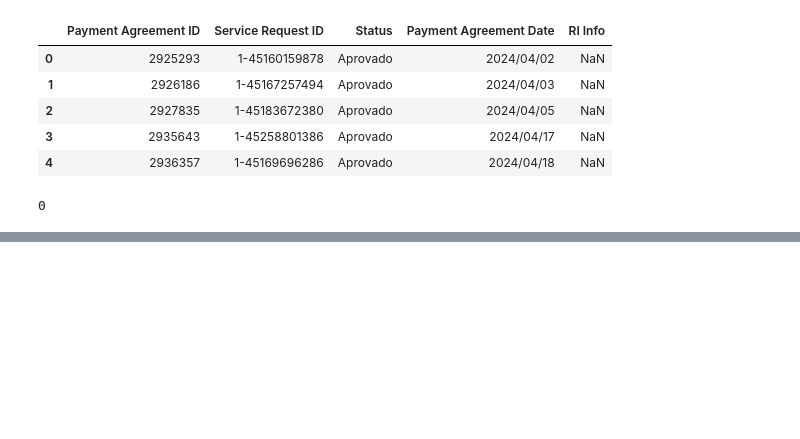
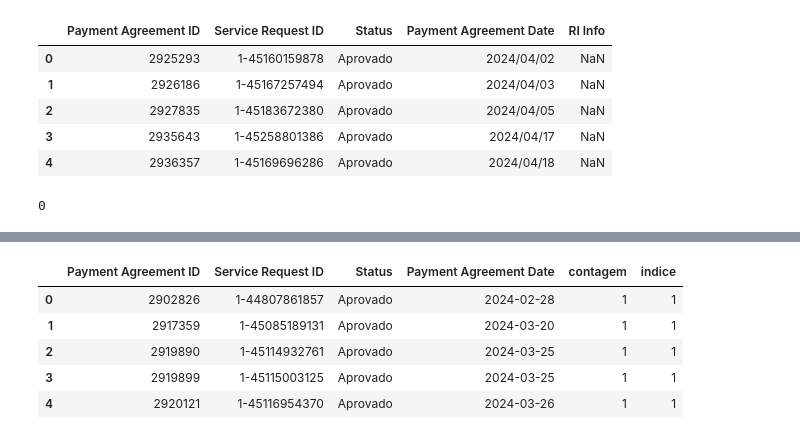
Before and after one commit to josepmatias/nos_reten-ao, a Jupyter notebook: actividades extra.ipynb, the cells around one changed output, grey strips where cells are left out. Saved outputs shown, nothing was run; the diff lists cells and outputs as text; code cells hidden in the pictures; blank space fills up the shorter version.

```diff
--- a/actividades extra.ipynb
+++ b/actividades extra.ipynb
@@ -174,6 +175,10 @@ lista_erro=erro_acordos_pagamento.loc[erro_acordos_pagamento.iloc[:, -2].isna()=
 
 acordos_aprovado2=acordos_aprovado[~acordos_aprovado["chave"].isin(lista_erro)]
 
+#apagar coluna "chave" em "acordos_aprovado2"
+
+acordos_aprovado2.drop("chave", axis=1, inplace=True)
+
 print(acordos_aprovado2.shape)
 
 acordos_aprovado2.head()
@@ -188,0 +226,7 @@ acordos_aprovado2.head()
+# %%
+#formatar coluna com data type e ordenar tabela por "Payment Agreement ID" e "Payment Agreement Date"
+
+acordos_aprovado2["Payment Agreement Date"]=acordos_aprovado2["Payment Agreement Date"].apply(lambda i: datetime.strptime(i, "%d/%m/%Y").date())
+
+
+acordos_aprovado3=acordos_aprovado2.sort_values(["Payment Agreement ID", "Payment Agreement Date"], ascending=[True, False], ignore_index=True)
@@ -188,0 +239,34 @@ acordos_aprovado2.head()
+# %%
+#criar colunas "contagem" e "índice"
+
+
+def contagem (db, col):
+  #criar lista para coluna "contagem"
+  listaa=list(map(lambda i: db.loc[db[col]==i, col].count(), db[col].tolist()))
+  return listaa
+
+
+def indice (db, col):
+  indice=[]
+  for i in db.groupby(col) [col].count().tolist():
+    for j in range(1, i+1):
+      indice.append(j)
+  return indice
+
+acordos_aprovado3["contagem"]=contagem(acordos_aprovado3, "Payment Agreement ID")
+
+acordos_aprovado3["indice"]=indice(acordos_aprovado3, "Payment Agreement ID")
+# %%
+#ver acordos_aprovado3
+
+acordos_aprovado3.shape
+
+
+acordos_aprovado3.head()
+# %% [output]
+|  | Payment Agreement ID | Service Request ID | Status | Payment Agreement Date | contagem | indice |
+| 0 | 2902826 | 1-44807861857 | Aprovado | 2024-02-28 | 1 | 1 |
+| 1 | 2917359 | 1-45085189131 | Aprovado | 2024-03-20 | 1 | 1 |
+| 2 | 2919890 | 1-45114932761 | Aprovado | 2024-03-25 | 1 | 1 |
+| 3 | 2919899 | 1-45115003125 | Aprovado | 2024-03-25 | 1 | 1 |
+| 4 | 2920121 | 1-45116954370 | Aprovado | 2024-03-26 | 1 | 1 |
```
Also changed, not shown: parts of 5 cells of this notebook.
